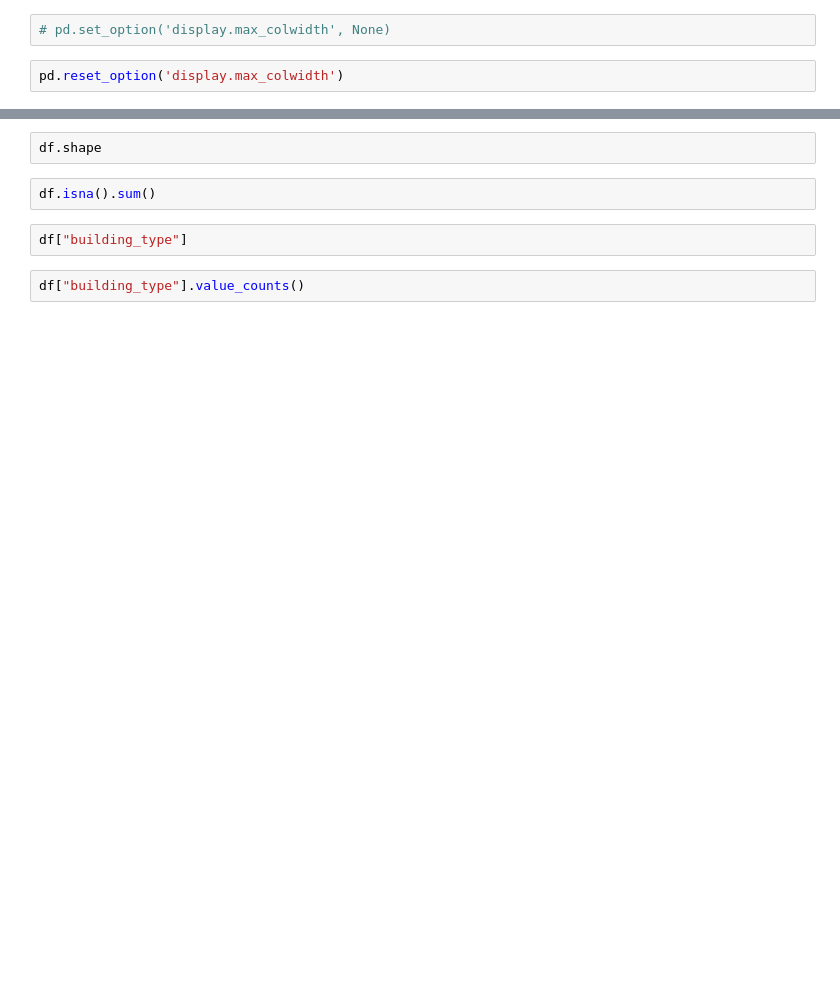
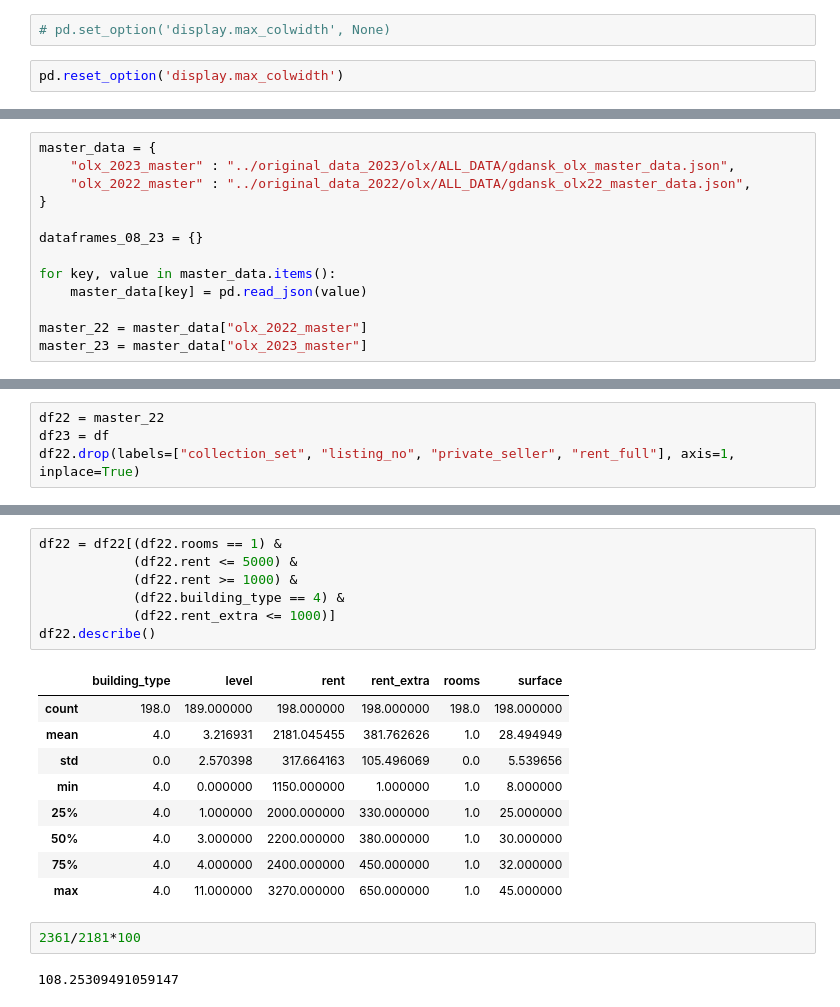
Before and after one commit to Mateusz-Matejko/masters_thesis, a Jupyter notebook: project/data_prepocessing/olx_process.ipynb, the cells around one changed output, grey strips where cells are left out. Drawn from its saved outputs; the diff is of its cells as text; blank space fills up the shorter version.

```diff
--- a/project/data_prepocessing/olx_process.ipynb
+++ b/project/data_prepocessing/olx_process.ipynb
@@ -35,0 +10,13 @@ trojmiasto_gda_df = dataframes_08_23["trojmiasto_gda"]
+# %%
+master_data = {
+    "olx_2023_master" : "../original_data_2023/olx/ALL_DATA/gdansk_olx_master_data.json",
+    "olx_2022_master" : "../original_data_2022/olx/ALL_DATA/gdansk_olx22_master_data.json",
+}
+
+dataframes_08_23 = {}
+
+for key, value in master_data.items():
+    master_data[key] = pd.read_json(value)
+
+master_22 = master_data["olx_2022_master"]
+master_23 = master_data["olx_2023_master"]
@@ -192,0 +255,4 @@ df.info()
+# %%
+df22 = master_22
+df23 = df
+df22.drop(labels=["collection_set", "listing_no", "private_seller", "rent_full"], axis=1, inplace=True)
@@ -195,8 +288,21 @@ df.head()
-# %%
-df.shape
-# %%
-df.isna().sum()
-# %%
-df["building_type"]
-# %%
-df["building_type"].value_counts()
+# %%
+df22 = df22[(df22.rooms == 1) &
+            (df22.rent <= 5000) &
+            (df22.rent >= 1000) &
+            (df22.building_type == 4) &
+            (df22.rent_extra <= 1000)]
+df22.describe()
+# %% [output]
+|  | building_type | level | rent | rent_extra | rooms | surface |
+| count | 198.0 | 189.000000 | 198.000000 | 198.000000 | 198.0 | 198.000000 |
+| mean | 4.0 | 3.216931 | 2181.045455 | 381.762626 | 1.0 | 28.494949 |
+| std | 0.0 | 2.570398 | 317.664163 | 105.496069 | 0.0 | 5.539656 |
+| min | 4.0 | 0.000000 | 1150.000000 | 1.000000 | 1.0 | 8.000000 |
+| 25% | 4.0 | 1.000000 | 2000.000000 | 330.000000 | 1.0 | 25.000000 |
+| 50% | 4.0 | 3.000000 | 2200.000000 | 380.000000 | 1.0 | 30.000000 |
+| 75% | 4.0 | 4.000000 | 2400.000000 | 450.000000 | 1.0 | 32.000000 |
+| max | 4.0 | 11.000000 | 3270.000000 | 650.000000 | 1.0 | 45.000000 |
+# %%
+2361/2181*100
+# %% [output]
+108.25309491059147
```
Also changed, not shown: parts of 16 cells of this notebook, 7 other files.
